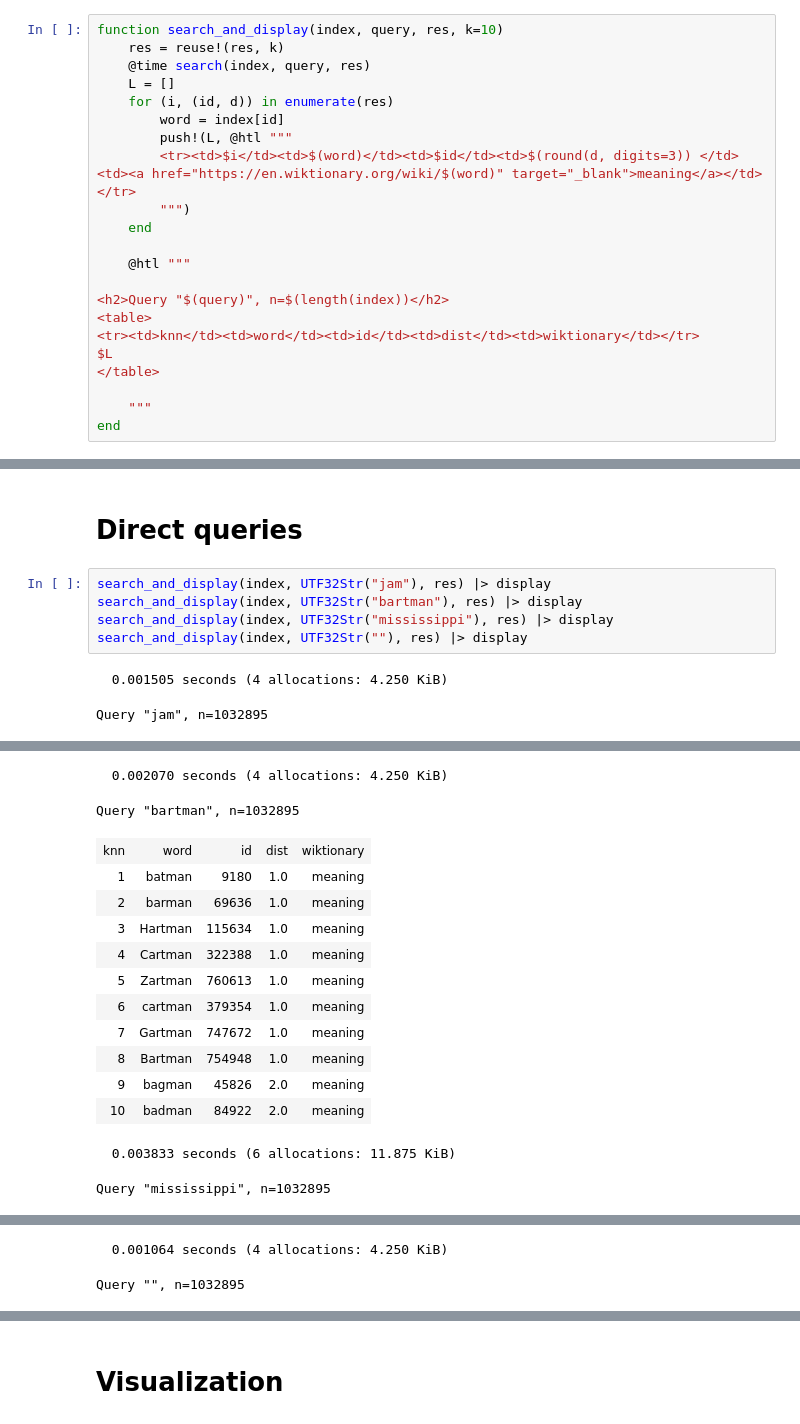
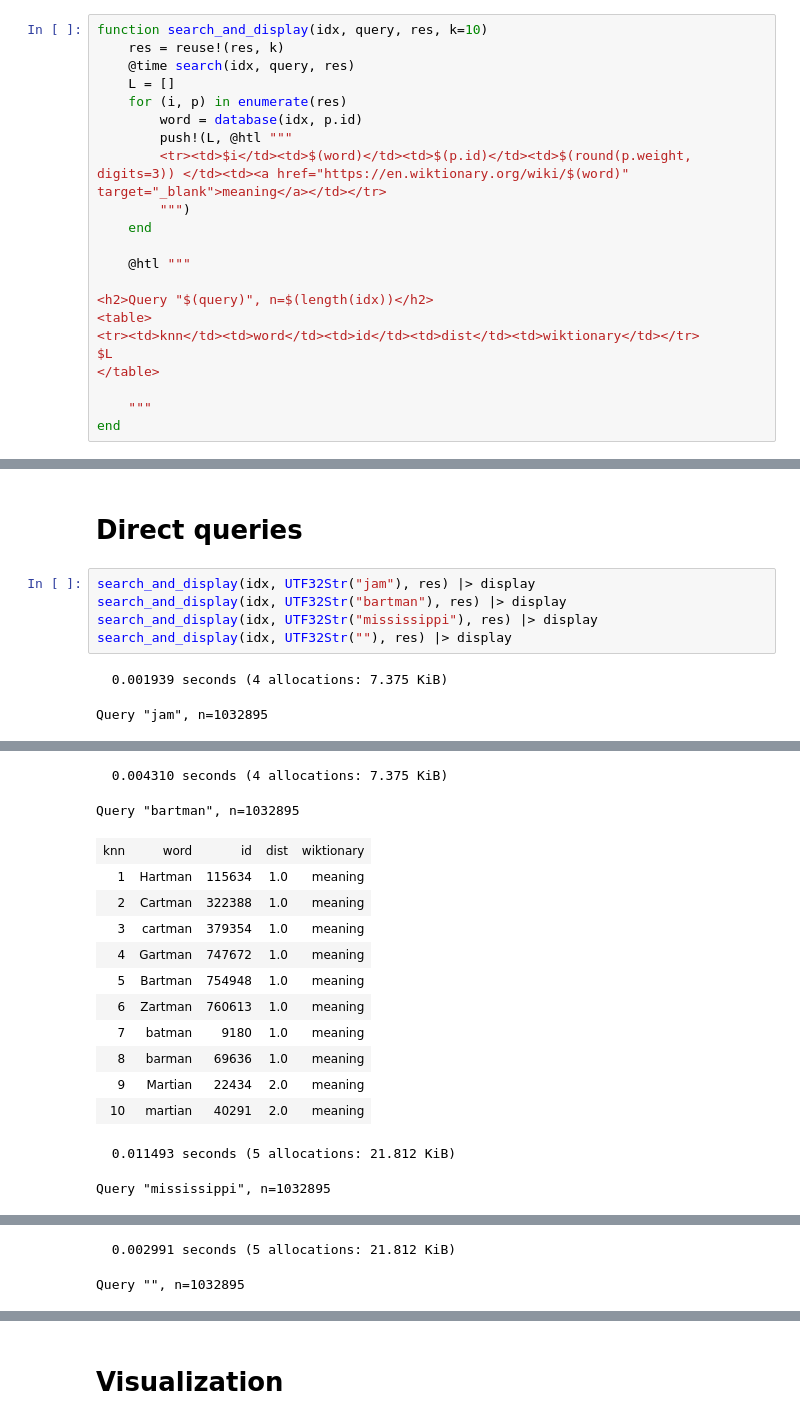
Before and after one commit to sadit/SimilaritySearchDemos, a Jupyter notebook: wiktionary/Wiktionary.ipynb, the cells around one changed output, grey strips where cells are left out. Saved outputs shown, nothing was run; the diff lists cells and outputs as text.

```diff
--- a/wiktionary/Wiktionary.ipynb
+++ b/wiktionary/Wiktionary.ipynb
@@ -69,18 +69,18 @@ SearchGraph{GenericLevenshteinDistance, VectorDatabase{Vector{UTF32Str}}, BeamSe
 # %%
-function search_and_display(index, query, res, k=10)
+function search_and_display(idx, query, res, k=10)
 	res = reuse!(res, k)
-	@time search(index, query, res)
+	@time search(idx, query, res)
 	L = []
-	for (i, (id, d)) in enumerate(res)
-		word = index[id]
+	for (i, p) in enumerate(res)
+		word = database(idx, p.id)
 		push!(L, @htl """
-		<tr><td>$i</td><td>$(word)</td><td>$id</td><td>$(round(d, digits=3)) </td><td><a href="https://en.wiktionary.org/wiki/$(word)" target="_blank">meaning</a></td></tr>
+		<tr><td>$i</td><td>$(word)</td><td>$(p.id)</td><td>$(round(p.weight, digits=3)) </td><td><a href="https://en.wiktionary.org/wiki/$(word)" target="_blank">meaning</a></td></tr>
 		""")
 	end
 
 	@htl """
 
-<h2>Query "$(query)", n=$(length(index))</h2>
+<h2>Query "$(query)", n=$(length(idx))</h2>
 <table>
 <tr><td>knn</td><td>word</td><td>id</td><td>dist</td><td>wiktionary</td></tr>
 $L
@@ -156,12 +156,12 @@ Query "leg stumps", n=1032895
 # %% [markdown]
 # Direct queries
 # %%
-search_and_display(index, UTF32Str("jam"), res) |> display
-search_and_display(index, UTF32Str("bartman"), res) |> display
-search_and_display(index, UTF32Str("mississippi"), res) |> display
-search_and_display(index, UTF32Str(""), res) |> display
+search_and_display(idx, UTF32Str("jam"), res) |> display
+search_and_display(idx, UTF32Str("bartman"), res) |> display
+search_and_display(idx, UTF32Str("mississippi"), res) |> display
+search_and_display(idx, UTF32Str(""), res) |> display
 # %% [output]
-  0.001505 seconds (4 allocations: 4.250 KiB)
+  0.001939 seconds (4 allocations: 7.375 KiB)
 Query "jam", n=1032895
 | knn | word | id | dist | wiktionary |
 | 1 | jam | 9699 | 0.0 | meaning |
@@ -177,17 +177,17 @@ Query "jam", n=1032895
-  0.002070 seconds (4 allocations: 4.250 KiB)
+  0.004310 seconds (4 allocations: 7.375 KiB)
 Query "bartman", n=1032895
 | knn | word | id | dist | wiktionary |
-| 1 | batman | 9180 | 1.0 | meaning |
-| 2 | barman | 69636 | 1.0 | meaning |
-| 3 | Hartman | 115634 | 1.0 | meaning |
-| 4 | Cartman | 322388 | 1.0 | meaning |
-| 5 | Zartman | 760613 | 1.0 | meaning |
-| 6 | cartman | 379354 | 1.0 | meaning |
-| 7 | Gartman | 747672 | 1.0 | meaning |
-| 8 | Bartman | 754948 | 1.0 | meaning |
-| 9 | bagman | 45826 | 2.0 | meaning |
-| 10 | badman | 84922 | 2.0 | meaning |
+| 1 | Hartman | 115634 | 1.0 | meaning |
+| 2 | Cartman | 322388 | 1.0 | meaning |
+| 3 | cartman | 379354 | 1.0 | meaning |
+| 4 | Gartman | 747672 | 1.0 | meaning |
+| 5 | Bartman | 754948 | 1.0 | meaning |
+| 6 | Zartman | 760613 | 1.0 | meaning |
+| 7 | batman | 9180 | 1.0 | meaning |
+| 8 | barman | 69636 | 1.0 | meaning |
+| 9 | Martian | 22434 | 2.0 | meaning |
+| 10 | martian | 40291 | 2.0 | meaning |
-  0.003833 seconds (6 allocations: 11.875 KiB)
+  0.011493 seconds (5 allocations: 21.812 KiB)
 Query "mississippi", n=1032895
 | knn | word | id | dist | wiktionary |
 | 1 | Mississippi | 24272 | 1.0 | meaning |
@@ -203,4 +203,4 @@ Query "mississippi", n=1032895
-  0.001064 seconds (4 allocations: 4.250 KiB)
+  0.002991 seconds (5 allocations: 21.812 KiB)
 Query "", n=1032895
 | knn | word | id | dist | wiktionary |
 | 1 | ℅ | 14900 | 1.0 | meaning |
```
Also changed, not shown: parts of 12 cells of this notebook, 1 other file.
